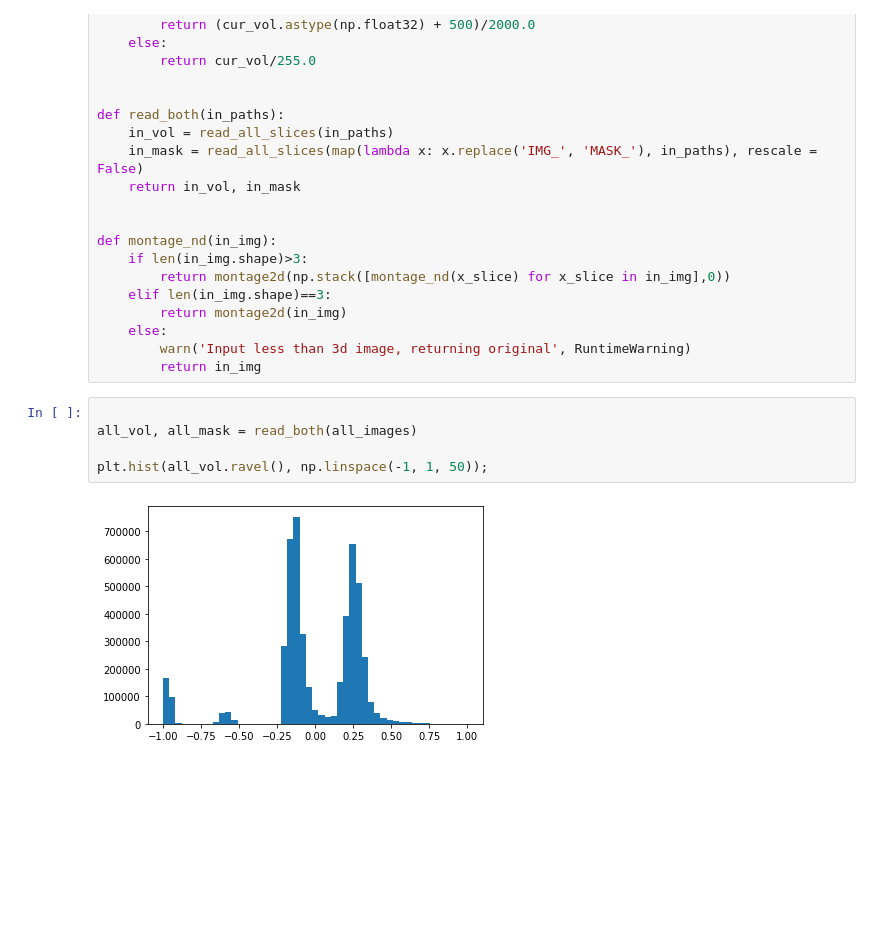
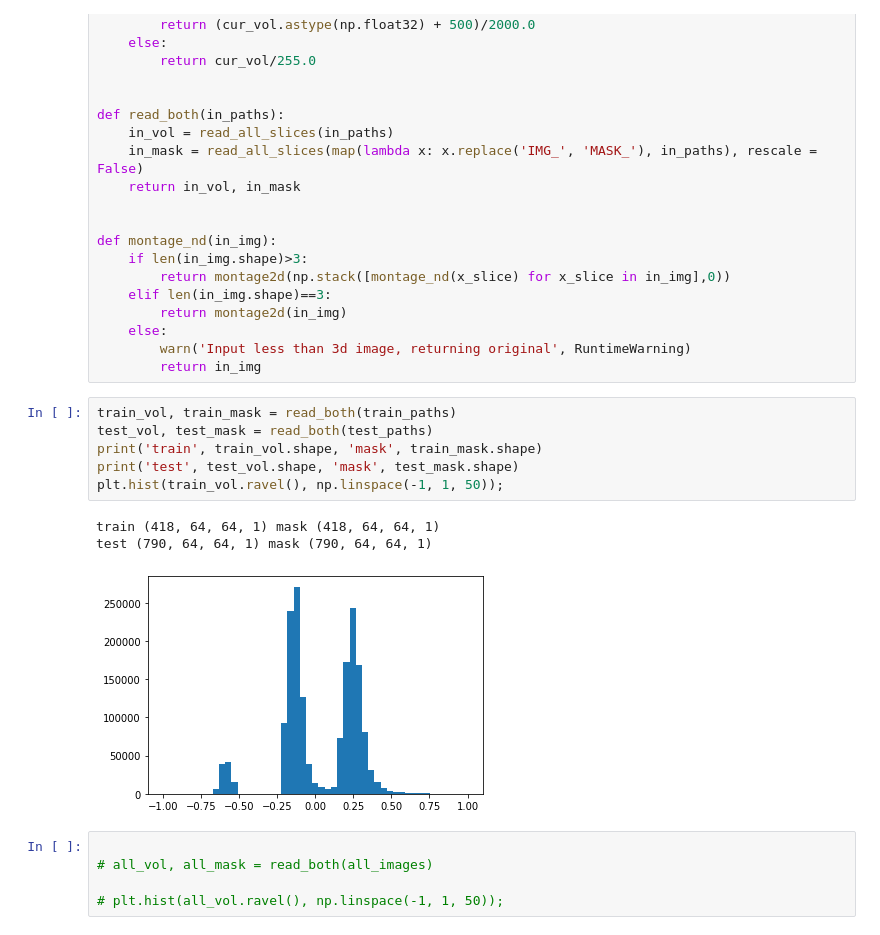
Before and after one commit to kjagini/Lung-Segmentation-of-2D-and-3D-Scans, a Jupyter notebook: Lung Segmentation of 2D and 3D Scans.ipynb, the cells around one changed output. Drawn from its saved outputs; the diff is of its cells as text; blank space fills up the shorter version.

```diff
--- a/Lung Segmentation of 2D and 3D Scans.ipynb
+++ b/Lung Segmentation of 2D and 3D Scans.ipynb
@@ -34,11 +47,19 @@ def montage_nd(in_img):
     else:
         warn('Input less than 3d image, returning original', RuntimeWarning)
         return in_img
+# %%
+train_vol, train_mask = read_both(train_paths)
+test_vol, test_mask = read_both(test_paths)
+print('train', train_vol.shape, 'mask', train_mask.shape)
+print('test', test_vol.shape, 'mask', test_mask.shape)
+plt.hist(train_vol.ravel(), np.linspace(-1, 1, 50));
+# %% [output]
+train (418, 64, 64, 1) mask (418, 64, 64, 1)
+test (790, 64, 64, 1) mask (790, 64, 64, 1)
+[figure, added]
 # %%
 
-all_vol, all_mask = read_both(all_images)
+# all_vol, all_mask = read_both(all_images)
 
-plt.hist(all_vol.ravel(), np.linspace(-1, 1, 50));
+# plt.hist(all_vol.ravel(), np.linspace(-1, 1, 50));
-# %% [output]
-[figure, removed]
 # %%
```
Also changed, not shown: parts of 27 cells of this notebook, 2 other files.
